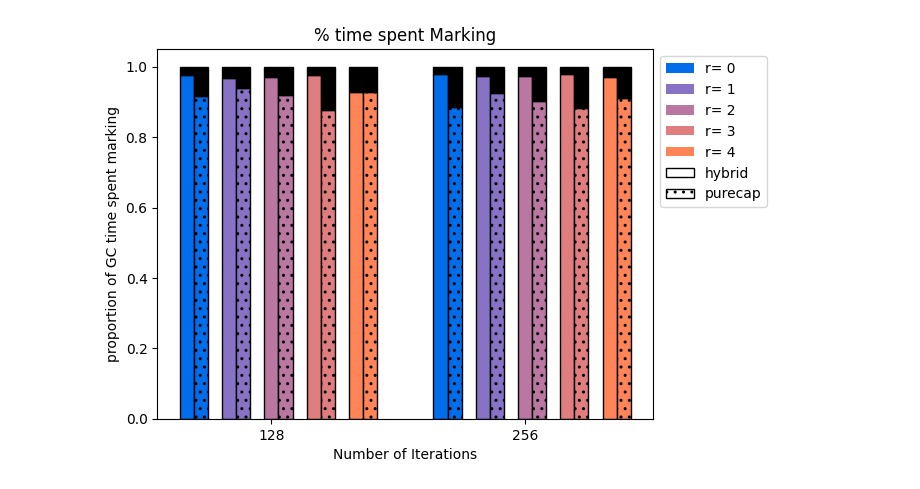
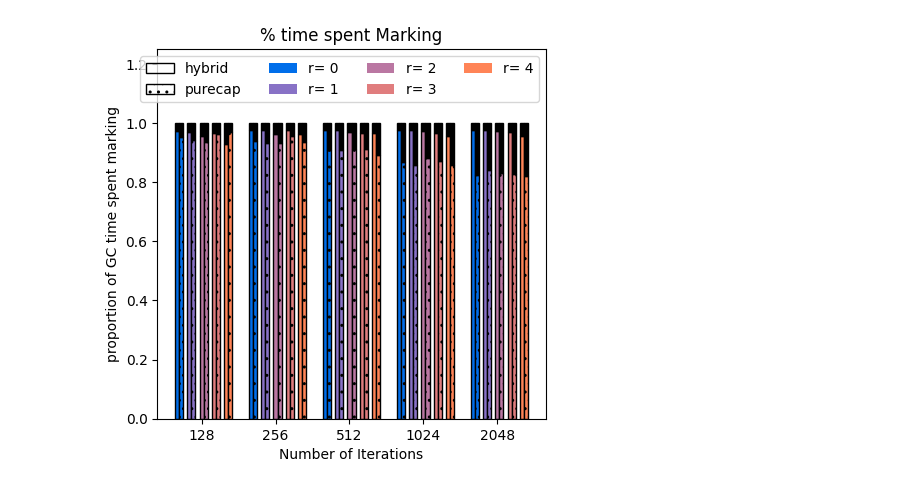
Before and after one commit to yryo617/alloc-bench, a Jupyter notebook: testing.ipynb, the cells around one changed output. Cells and saved outputs as stored; diff of their text form; code cells hidden in the pictures.

Commit message:
added aspect ratio control

```diff
--- a/testing.ipynb
+++ b/testing.ipynb
@@ -8,7 +8,7 @@ from matplotlib.patches import Patch
 # https://gka.github.io/palettes/#/5|s|006eea,ff8457|ffffe0,ff005e,93003a|1|1
 cols = ['#006eea', '#8872c6', '#ba77a2', '#e07d7e', '#ff8457']
 # %%
-with open("/home/jake/dev/alloc-bench-build/output-data/out.json") as f:
+with open("/home/jake/dev/alloc-bench-build/output-data/bdwgc-bintree.json") as f:
     data = json.load(f)
     hybrid = data["hybrid"]["binary_tree_profiling"]
     purecap = data["purecap"]["binary_tree_profiling"]
@@ -86,34 +87,37 @@ ZeroDivisionError: float division by zero
 # %%
-def markTimeChart():
+def markTimeChart(aspect_ratio="auto"):
     hData = np.array([[hybrid[key]["pct-gc-mk"] for key in row] for row in cluster_keys]).T
     pData = np.array([[purecap[key]["pct-gc-mk"] for key in row] for row in cluster_keys]).T
 
     x = np.arange(len(hData[0]))
     num_bars = len(rs)
     width = 1/(num_bars * 3 + 3)
     offsets = [(i * 3*width) - 1/3 for i in range(len(rs))]
 
     fig, ax = plt.subplots()
     for i in range (len(rs)):
         offset = offsets[i]
         ax.bar(x + offset, hData[i], width, color=cols[i], label=f"r= {rs[i]}", edgecolor="black")
         ax.bar(x + offset,1 -hData[i], width, bottom = hData[i], color="black", edgecolor="black")
 
         ax.bar(x + offset+width, pData[i], width, hatch="..", color=cols[i], edgecolor="black")
         ax.bar(x + offset+width,1 -pData[i], width, bottom = pData[i], color="black", edgecolor="black")
 
     ax.set_xlabel('Number of Iterations')
     ax.set_ylabel("proportion of GC time spent marking")
     ax.set_title("% time spent Marking")
     ax.set_xticks(x)
     ax.set_xticklabels(Is)
-    custom_objs = [Patch(facecolor=c, label='Color Patch') for c in cols] + [Patch(facecolor="none", edgecolor="black"), Patch(facecolor="none", edgecolor="black",hatch="..")]
-    ax.legend(custom_objs, [f"r= {r}" for r in rs] + ["hybrid", "purecap"], bbox_to_anchor=(1, 1))
+    custom_objs = [Patch(facecolor="none", edgecolor="black"), Patch(facecolor="none", edgecolor="black",hatch="..")] + [Patch(facecolor=c, label='Color Patch') for c in cols]
+    ax.legend(custom_objs,  ["hybrid", "purecap"]+[f"r= {r}" for r in rs], ncol=4)
     # Display the plot
+    ax.set_ylim([0,1.25])
+
+    ax.set_aspect(aspect_ratio)
 
     plt.show()
 
 
-markTimeChart()
+markTimeChart(4)
 # %% [output]
-[figure, old version]
+[figure, new version]
```
Also changed, not shown: parts of 5 cells of this notebook, 1 other file.
